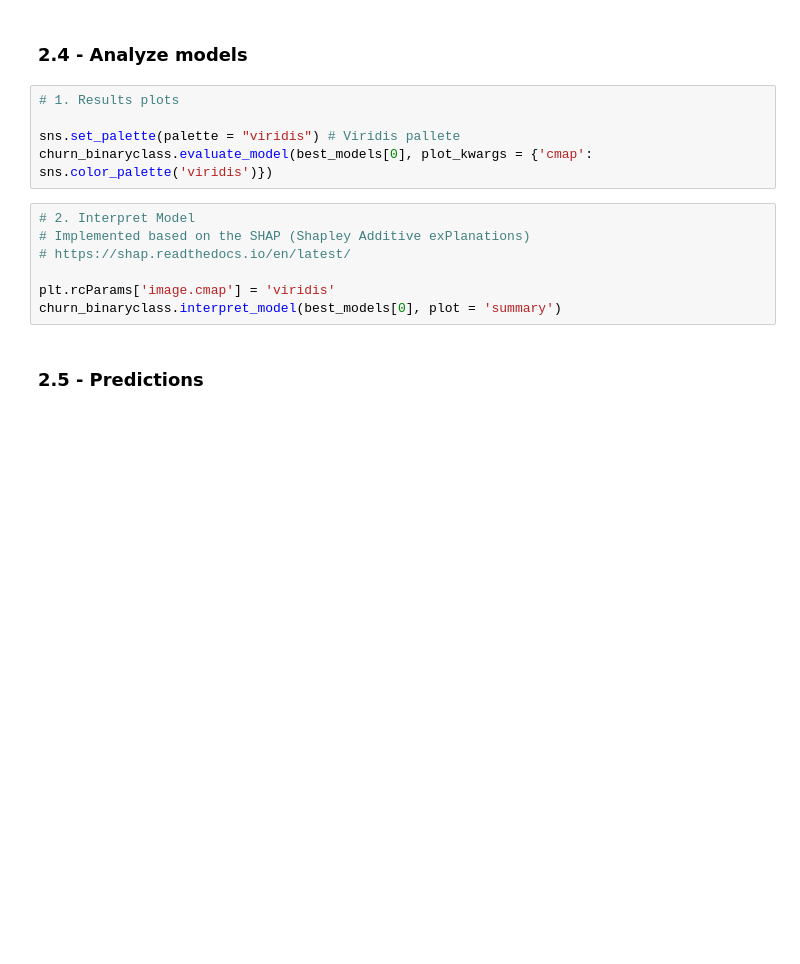
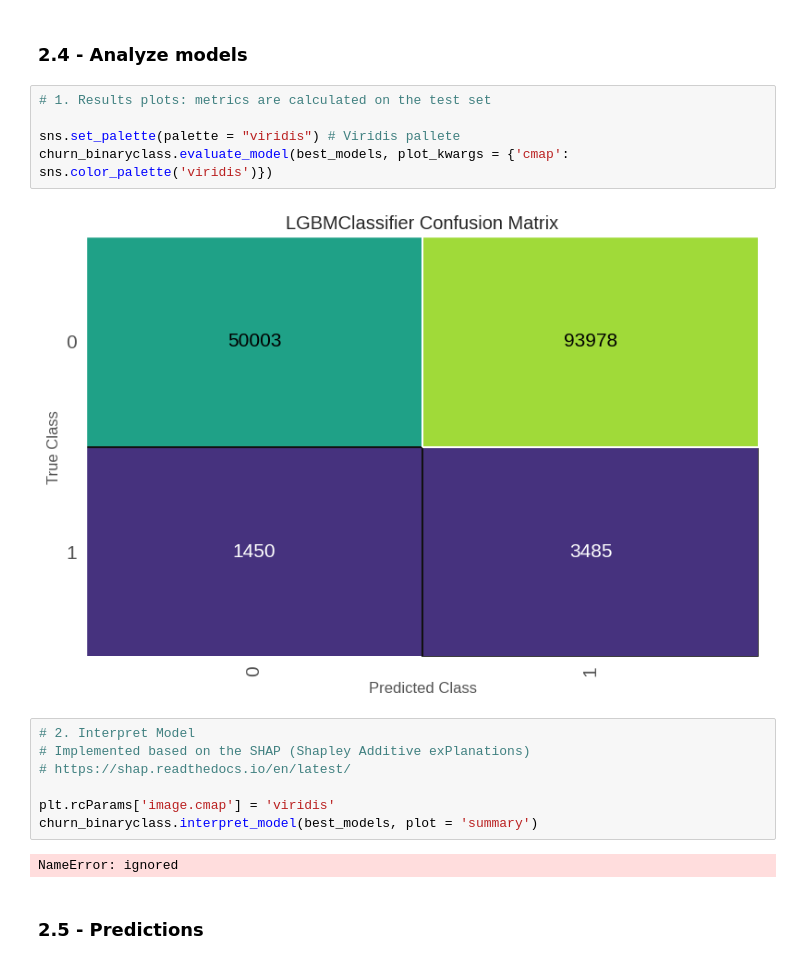
Before and after one commit to leandroaguazaco/data_science_portfolio, a Jupyter notebook: Projects/04-Churn_Telco_Analysis/04_Churn_Telco_Analysis_02_Premodeling.ipynb, the cells around one changed output. Cells and saved outputs as stored; diff of their text form; blank space fills up the shorter version.

```diff
--- a/Projects/04-Churn_Telco_Analysis/04_Churn_Telco_Analysis_02_Premodeling.ipynb
+++ b/Projects/04-Churn_Telco_Analysis/04_Churn_Telco_Analysis_02_Premodeling.ipynb
@@ -406,17 +366,21 @@ best_models = churn_binaryclass.compare_models(sort = "Recall",
 # %% [markdown]
 ### 2.4 - Analyze models
 # %%
-# 1. Results plots
+# 1. Results plots: metrics are calculated on the test set
 
 sns.set_palette(palette = "viridis") # Viridis pallete
-churn_binaryclass.evaluate_model(best_models[0], plot_kwargs = {'cmap': sns.color_palette('viridis')})
+churn_binaryclass.evaluate_model(best_models, plot_kwargs = {'cmap': sns.color_palette('viridis')})
+# %% [output]
+[figure, added]
 # %%
 # 2. Interpret Model
 # Implemented based on the SHAP (Shapley Additive exPlanations)
 # https://shap.readthedocs.io/en/latest/
 
 plt.rcParams['image.cmap'] = 'viridis'
-churn_binaryclass.interpret_model(best_models[0], plot = 'summary')
+churn_binaryclass.interpret_model(best_models, plot = 'summary')
+# %% [output]
+NameError: ignored
 # %% [markdown]
 ### 2.5 - Predictions
 # %%
```
Also changed, not shown: parts of 7 cells of this notebook.
